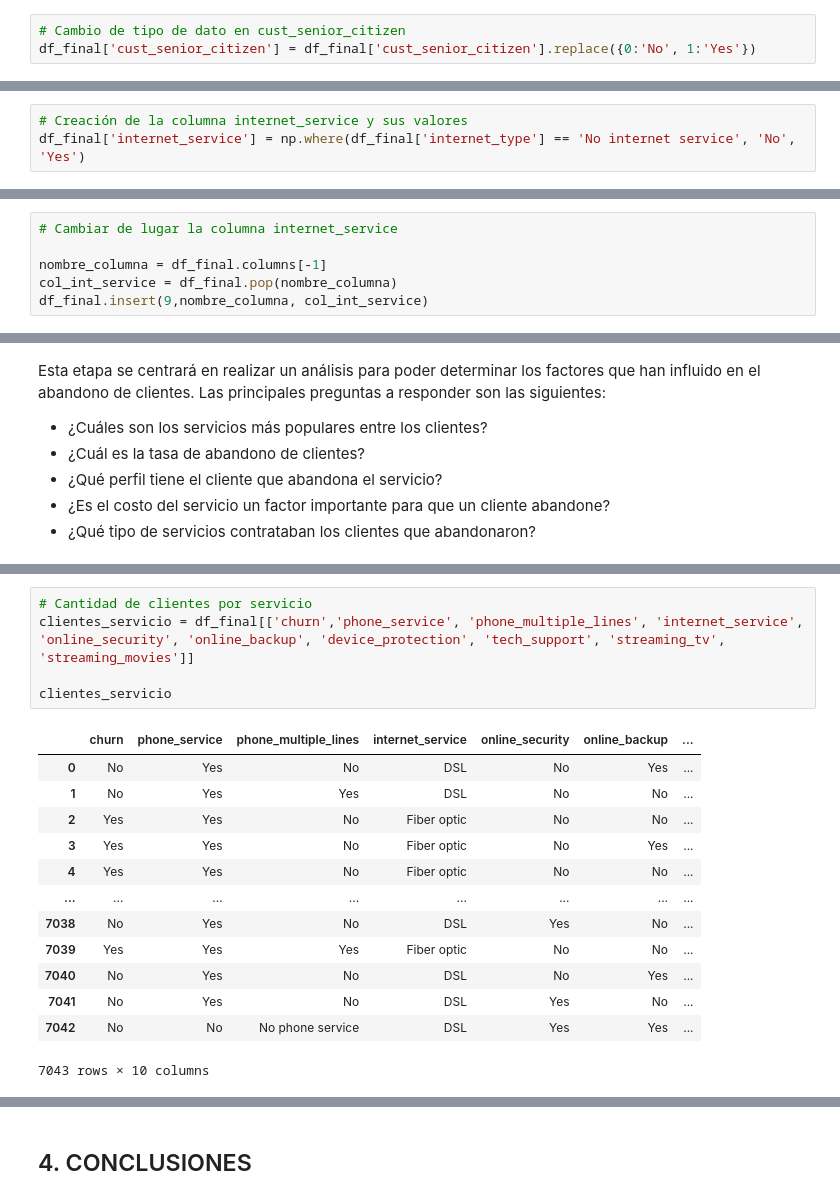
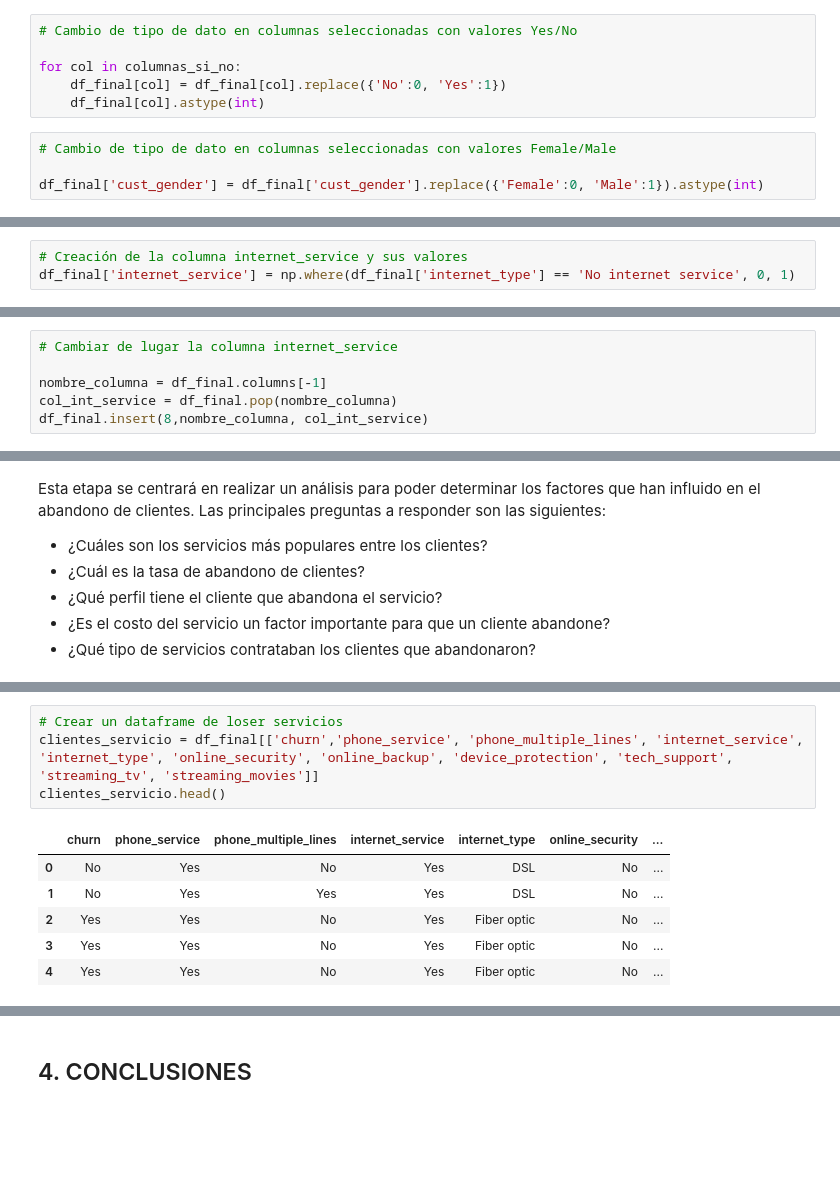
Before and after one commit to ecordovag/telecomx, a Jupyter notebook: telecom_x.ipynb, the cells around one changed output, grey strips where cells are left out. Saved outputs shown, nothing was run; the diff lists cells and outputs as text; blank space fills up the shorter version.

```diff
--- a/telecom_x.ipynb
+++ b/telecom_x.ipynb
@@ -252,3 +267,10 @@ Name: count, dtype: int64
 # %%
-# Cambio de tipo de dato en cust_senior_citizen
-df_final['cust_senior_citizen'] = df_final['cust_senior_citizen'].replace({0:'No', 1:'Yes'})
+# Cambio de tipo de dato en columnas seleccionadas con valores Yes/No
+
+for col in columnas_si_no:
+    df_final[col] = df_final[col].replace({'No':0, 'Yes':1})
+    df_final[col].astype(int)
+# %%
+# Cambio de tipo de dato en columnas seleccionadas con valores Female/Male
+
+df_final['cust_gender'] = df_final['cust_gender'].replace({'Female':0, 'Male':1}).astype(int)
@@ -309,7 +355,7 @@ Se creará la columna internet_service que tenga valores 'Yes' y 'No' de acuerdo
 En el dataframe, la columna internet_service será ubicada antes de la columna internet_type.
 # %%
 # Creación de la columna internet_service y sus valores
-df_final['internet_service'] = np.where(df_final['internet_type'] == 'No internet service', 'No', 'Yes')
+df_final['internet_service'] = np.where(df_final['internet_type'] == 'No internet service', 0, 1)
 # %%
 # Verificación de valores dentro de la columna internet_service
 df_final['internet_service'].value_counts()
@@ -325,7 +371,7 @@ Los valores de 'Yes' y 'No' coinciden con los valores de la columna internet_typ
 
 nombre_columna = df_final.columns[-1]
 col_int_service = df_final.pop(nombre_columna)
-df_final.insert(9,nombre_columna, col_int_service)
+df_final.insert(8,nombre_columna, col_int_service)
 # %%
 # Verificación de reposicionamiento de columna internet_service
 df_final.head()
@@ -412,19 +439,11 @@ memory usage: 1.2+ MB
 # %%
-# Cantidad de clientes por servicio
-clientes_servicio = df_final[['churn','phone_service', 'phone_multiple_lines', 'internet_service', 'online_security', 'online_backup', 'device_protection', 'tech_support', 'streaming_tv', 'streaming_movies']]
-
-clientes_servicio
+# Crear un dataframe de loser servicios
+clientes_servicio = df_final[['churn','phone_service', 'phone_multiple_lines', 'internet_service', 'internet_type', 'online_security', 'online_backup', 'device_protection', 'tech_support', 'streaming_tv', 'streaming_movies']]
+clientes_servicio.head()
 # %% [output]
-|  | churn | phone_service | phone_multiple_lines | internet_service | online_security | online_backup | ... |
-| 0 | No | Yes | No | DSL | No | Yes | ... |
-| 1 | No | Yes | Yes | DSL | No | No | ... |
-| 2 | Yes | Yes | No | Fiber optic | No | No | ... |
-| 3 | Yes | Yes | No | Fiber optic | No | Yes | ... |
-| 4 | Yes | Yes | No | Fiber optic | No | No | ... |
-| ... | ... | ... | ... | ... | ... | ... | ... |
-| 7038 | No | Yes | No | DSL | Yes | No | ... |
-| 7039 | Yes | Yes | Yes | Fiber optic | No | No | ... |
-| 7040 | No | Yes | No | DSL | No | Yes | ... |
-| 7041 | No | Yes | No | DSL | Yes | No | ... |
-| 7042 | No | No | No phone service | DSL | Yes | Yes | ... |
+|  | churn | phone_service | phone_multiple_lines | internet_service | internet_type | online_security | ... |
+| 0 | No | Yes | No | Yes | DSL | No | ... |
+| 1 | No | Yes | Yes | Yes | DSL | No | ... |
+| 2 | Yes | Yes | No | Yes | Fiber optic | No | ... |
+| 3 | Yes | Yes | No | Yes | Fiber optic | No | ... |
+| 4 | Yes | Yes | No | Yes | Fiber optic | No | ... |
-7043 rows × 10 columns
```
Also changed, not shown: parts of 26 cells of this notebook.
